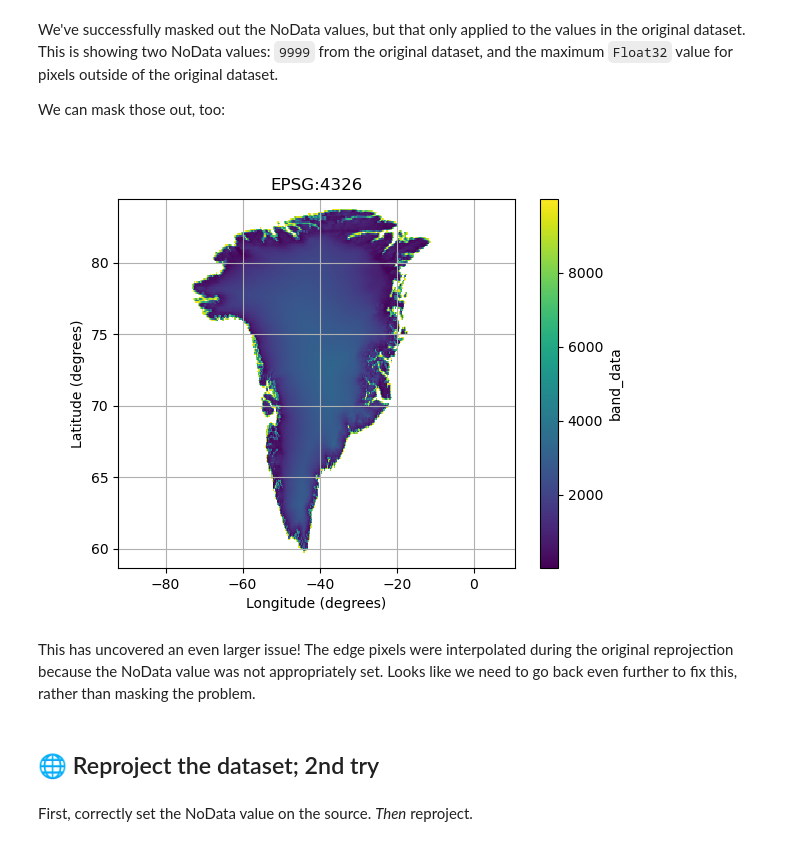
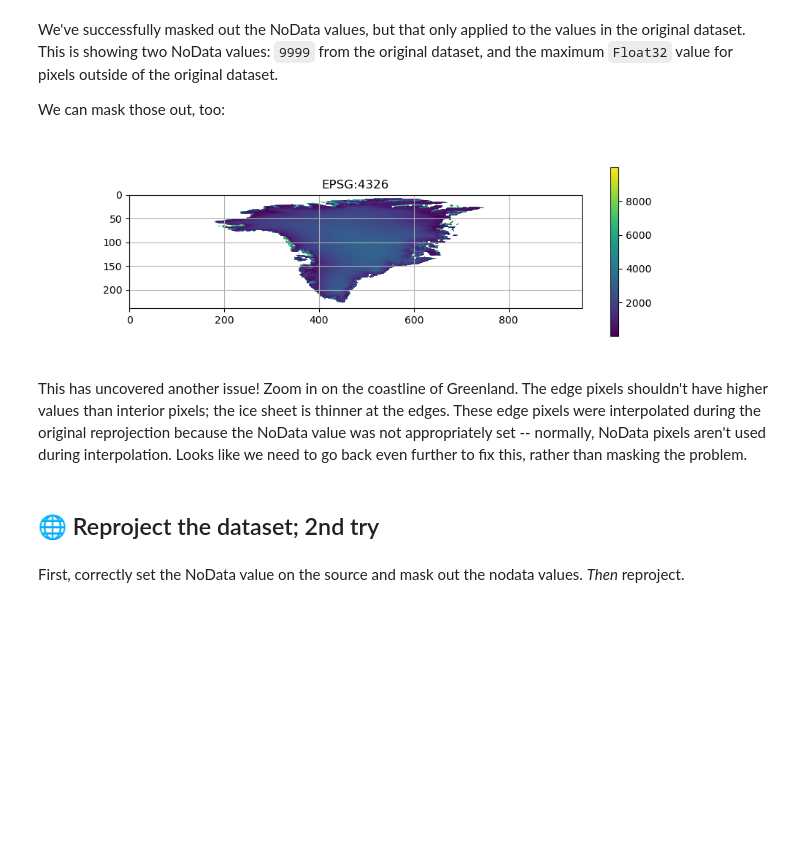
Before and after one commit to qgreenland-workshop-2023-researcher/qgreenland-workshop-2023-researcher.github.io, a Jupyter notebook: content/exercises/data-scenarios/raster-needs-reprojection/solutions/solution.ipynb, the cells around one changed output. Saved outputs shown, nothing was run; the diff lists cells and outputs as text; code cells hidden in the pictures; blank space fills up the shorter version.

```diff
--- a/content/exercises/data-scenarios/raster-needs-reprojection/solutions/solution.ipynb
+++ b/content/exercises/data-scenarios/raster-needs-reprojection/solutions/solution.ipynb
@@ -72,5 +69,16 @@ This is because this dataset does not have a NoData value correctly set to 9999.
 # %%
+expected_nodata = 9999
+print(f"Expected NoData value: {expected_nodata}")
+print()
+print(f"===Pre-reprojection===")
+print(f"Shape: {epsg_3413[0].shape}")
+print(f"Top-left corner value: {epsg_3413[0][0][0].data}")
+print(f"Rasterio NoData value: {epsg_3413[0].rio.nodata}")
+print()
+print(f"===Post-reprojection===")
+print(f"Shape: {epsg_4326[0].shape}")
 print(f"Top-left corner value: {epsg_4326[0][0][0].data}")
-print(f"NoData value: {epsg_4326[0].rio.nodata}")
+print(f"Top-center value (should be original NoData): {epsg_4326[0][120,0].data}")
+print(f"Rasterio NoData value: {epsg_4326[0].rio.nodata}")
 print(f"Xarray FillValue: {epsg_4326[0]._FillValue}")
 # %% [output]
@@ -83,7 +101,7 @@ Xarray FillValue: 3.402823466e+38
 We expect the NoData value to be 9999, so let's mask it out.
 # %%
 epsg_4326_da = epsg_4326[0]
-epsg_4326_da = epsg_4326_da.where(epsg_4326_da != 9999)
+epsg_4326_da = epsg_4326_da.where(epsg_4326_da != expected_nodata)
 # %% [markdown]
 ### Plot!
 # %%
@@ -105,19 +122,18 @@ We can mask those out, too:
 # %%
 epsg_4326_da = epsg_4326_da.where(epsg_4326_da <= 9999)
 # %%
-plt.figure()
-plot = epsg_4326_da.plot.imshow()
+plt.figure(figsize=(10,3))
+plot = plt.imshow(epsg_4326_da)
+plot.axes.set_title('EPSG:4326')
 plot.axes.grid()
-plot.axes.set_title('EPSG:4326')
-plot.axes.set_xlabel('Longitude (degrees)')
-plot.axes.set_ylabel('Latitude (degrees)')
+plt.colorbar()
 plt.show()
 # %% [output]
-[figure, old version]
+[figure, new version]
 # %% [markdown]
-This has uncovered an even larger issue! The edge pixels were interpolated during the original reprojection because the NoData value was not appropriately set. Looks like we need to go back even further to fix this, rather than masking the problem.
+This has uncovered another issue! Zoom in on the coastline of Greenland. The edge pixels shouldn't have higher values than interior pixels; the ice sheet is thinner at the edges. These edge pixels were interpolated during the original reprojection because the NoData value was not appropriately set -- normally, NoData pixels aren't used during interpolation. Looks like we need to go back even further to fix this, rather than masking the problem.
 # %% [markdown]
 ## 🌐 Reproject the dataset; 2nd try
 # %% [markdown]
-First, correctly set the NoData value on the source. _Then_ reproject.
+First, correctly set the NoData value on the source and mask out the nodata values. _Then_ reproject.
 # %%
```
Also changed, not shown: parts of 8 cells of this notebook.
